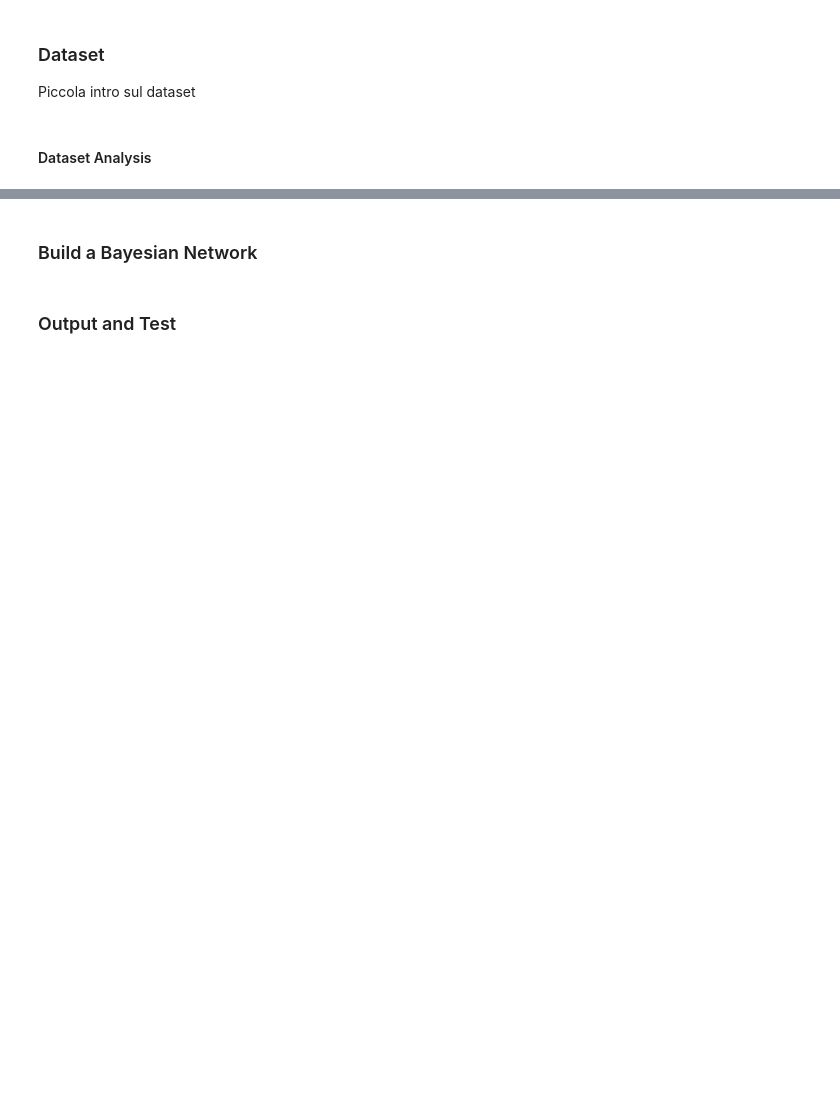
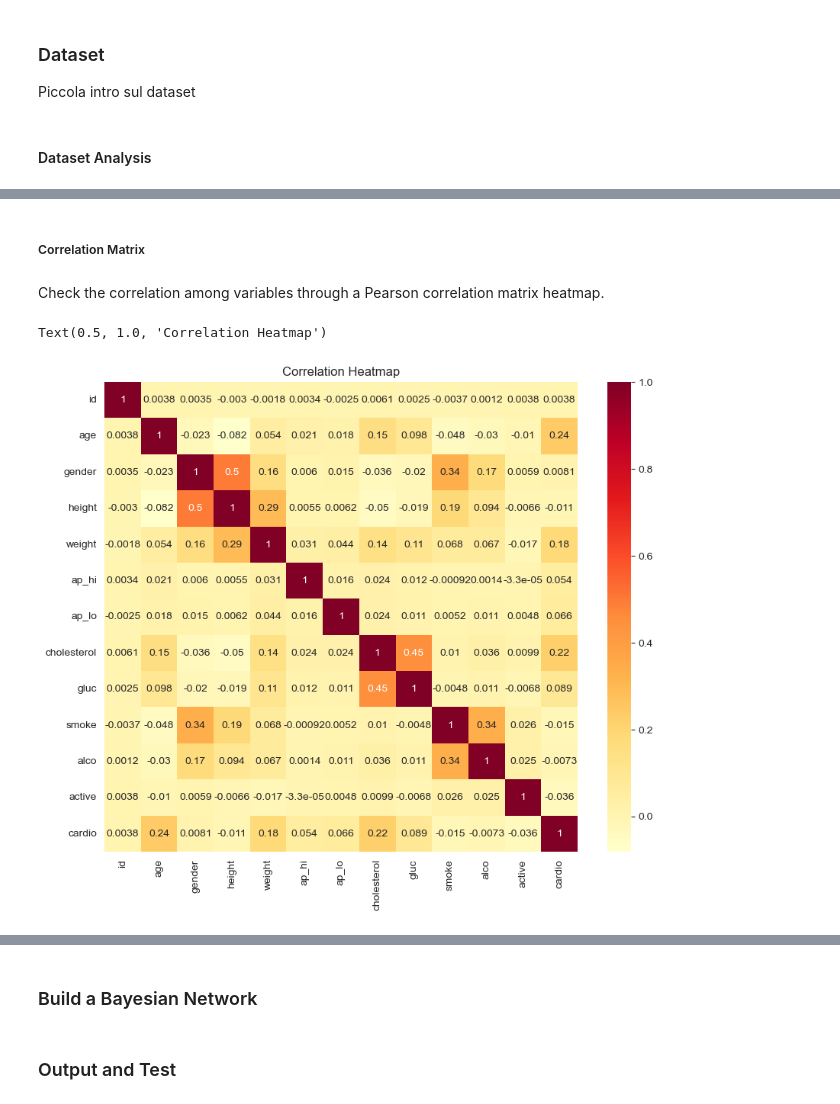
Before and after one commit to wredan/cardiovascular-disease-bayesian-network, a Jupyter notebook: cardiovascular_desease.ipynb, the cells around one changed output, grey strips where cells are left out. Drawn from its saved outputs; the diff is of its cells as text; code cells hidden in the pictures; blank space fills up the shorter version.

```diff
--- a/cardiovascular_desease.ipynb
+++ b/cardiovascular_desease.ipynb
@@ -149,16 +152,13 @@ for i, col in enumerate(binary_cols + cat_cols):
-# %%
-
-
-# Visualizza la distribuzione delle variabili
-sns.set(style="ticks", color_codes=True)
-sns.pairplot(df)
-
-# Controlla la correlazione tra le variabili
-sns.heatmap(df.corr(), annot=True, cmap="YlGnBu")
-
-# Seleziona le variabili rilevanti per la rete bayesiana
-selected_variables = df[['age', 'gender', 'height', 'weight', 'ap_hi', 'ap_lo', 'cholesterol', 'gluc', 'smoke', 'alco', 'active', 'cardio']]
-
-# Stima le probabilità condizionate tra le variabili
-conditional_probabilities = selected_variables.groupby(['cardio']).mean()
-print(conditional_probabilities)
+# %% [markdown]
+##### Correlation Matrix
+# %% [markdown]
+Check the correlation among variables through a Pearson correlation matrix heatmap.
+# %%
+fig, ax = plt.subplots(figsize=(10, 8))
+sns.heatmap(df.corr(), annot=True, ax=ax, cmap="YlOrRd")
+
+# Set title
+plt.title("Correlation Heatmap")
+# %% [output]
+Text(0.5, 1.0, 'Correlation Heatmap')
+[figure, added]
```
Also changed, not shown: parts of 30 cells of this notebook, 4 other files.
